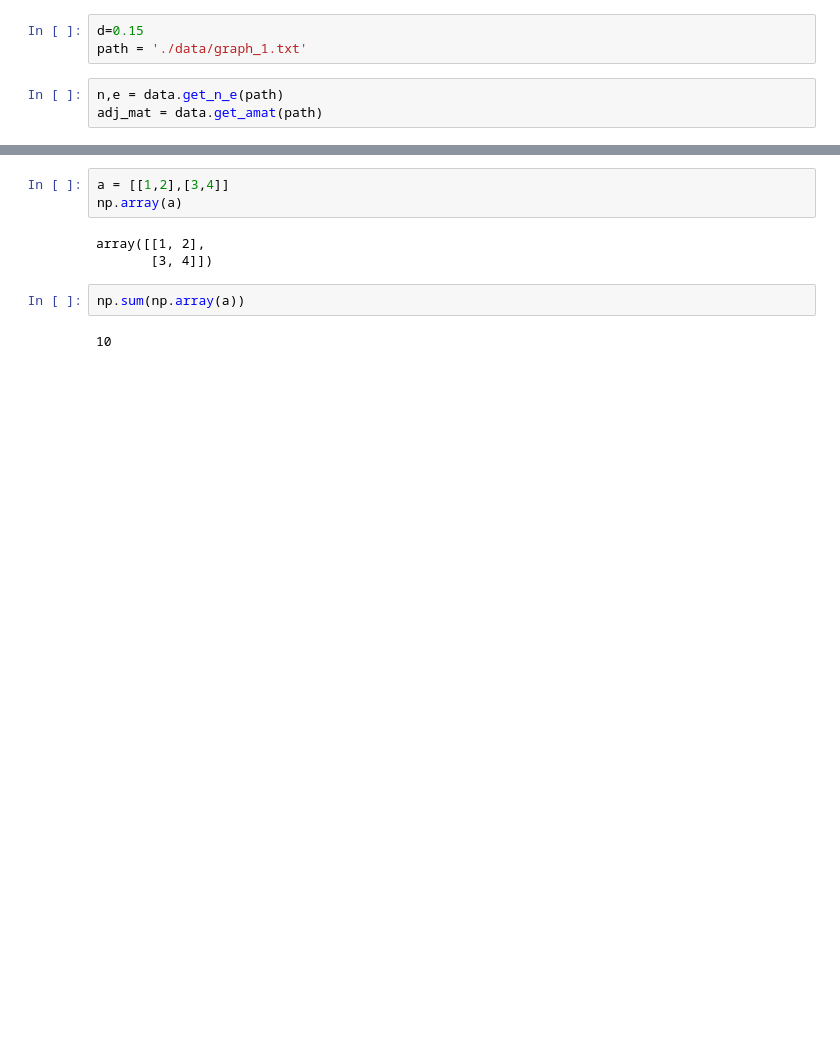
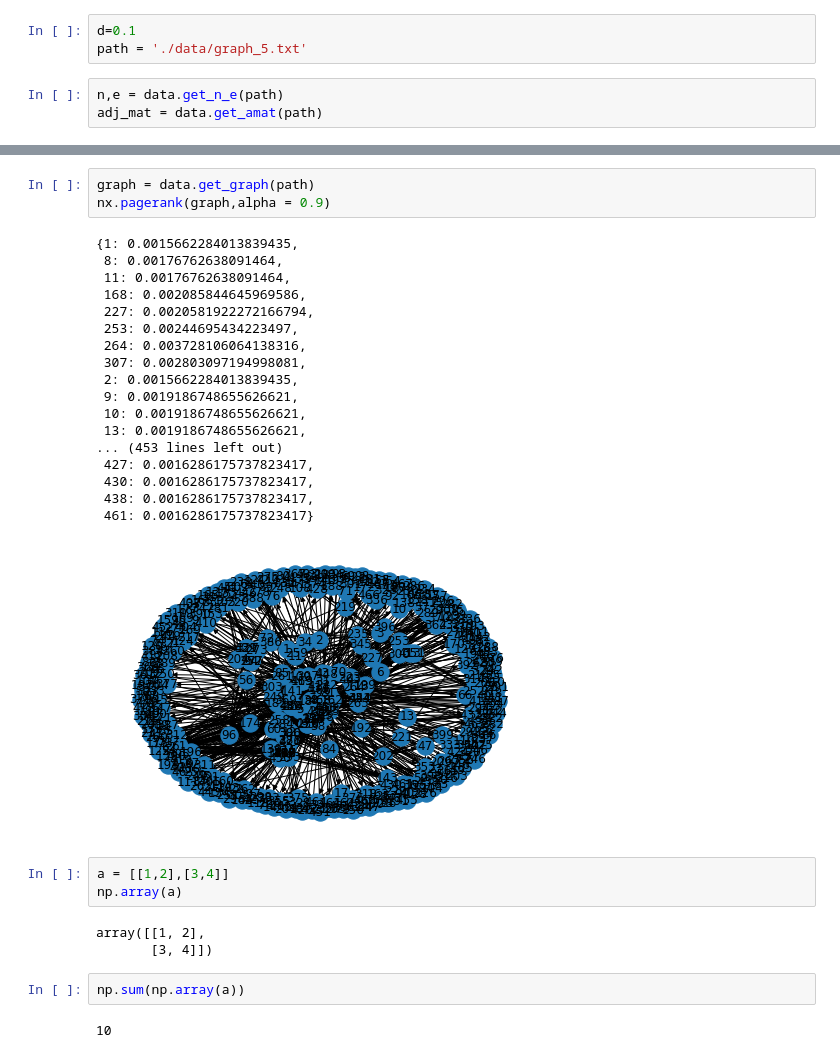
Before and after one commit to CalebThian/link_analysis, a Jupyter notebook: pagerank.ipynb, the cells around one changed output, grey strips where cells are left out. Drawn from its saved outputs; the diff is of its cells as text; blank space fills up the shorter version.

```diff
--- a/pagerank.ipynb
+++ b/pagerank.ipynb
@@ -3,8 +3,8 @@ import data
 import numpy as np
 import networkx as nx
 # %%
-d=0.15
-path = './data/graph_1.txt'
+d=0.1
+path = './data/graph_5.txt'
 # %%
 n,e = data.get_n_e(path)
 adj_mat = data.get_amat(path)
@@ -41,3 +64,25 @@ nan
+# %%
+graph = data.get_graph(path)
+nx.pagerank(graph,alpha = 0.9)
+# %% [output]
+{1: 0.0015662284013839435,
+ 8: 0.00176762638091464,
+ 11: 0.00176762638091464,
+ 168: 0.002085844645969586,
+ 227: 0.0020581922272166794,
+ 253: 0.00244695434223497,
+ 264: 0.003728106064138316,
+ 307: 0.002803097194998081,
+ 2: 0.0015662284013839435,
+ 9: 0.0019186748655626621,
+ 10: 0.0019186748655626621,
+ 13: 0.0019186748655626621,
+... (453 lines left out)
+ 427: 0.0016286175737823417,
+ 430: 0.0016286175737823417,
+ 438: 0.0016286175737823417,
+ 461: 0.0016286175737823417}
+[figure, added]
 # %%
 a = [[1,2],[3,4]]
 np.array(a)
```
Also changed, not shown: parts of 3 cells of this notebook, 1 other file.
